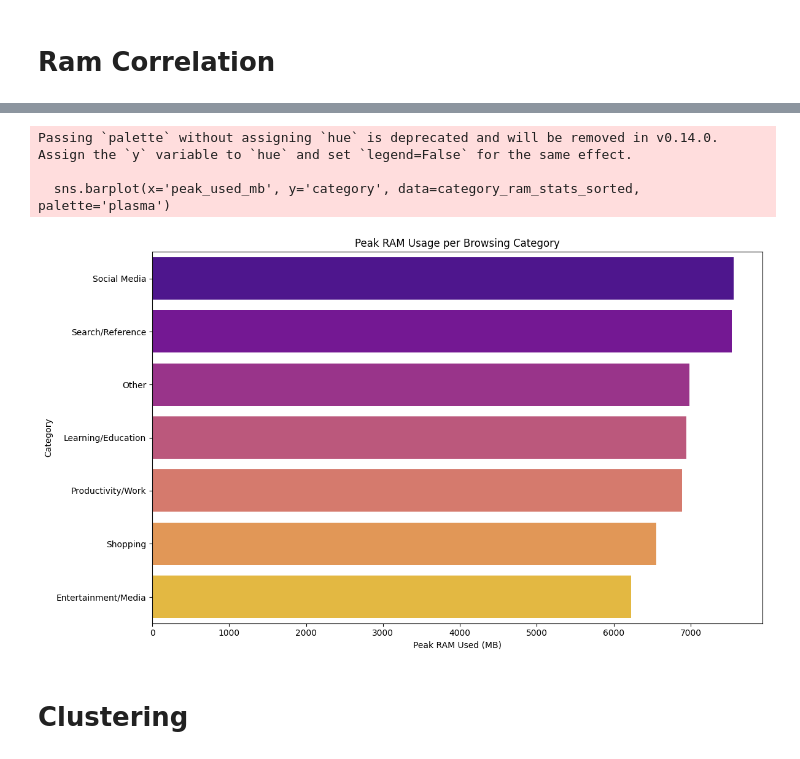
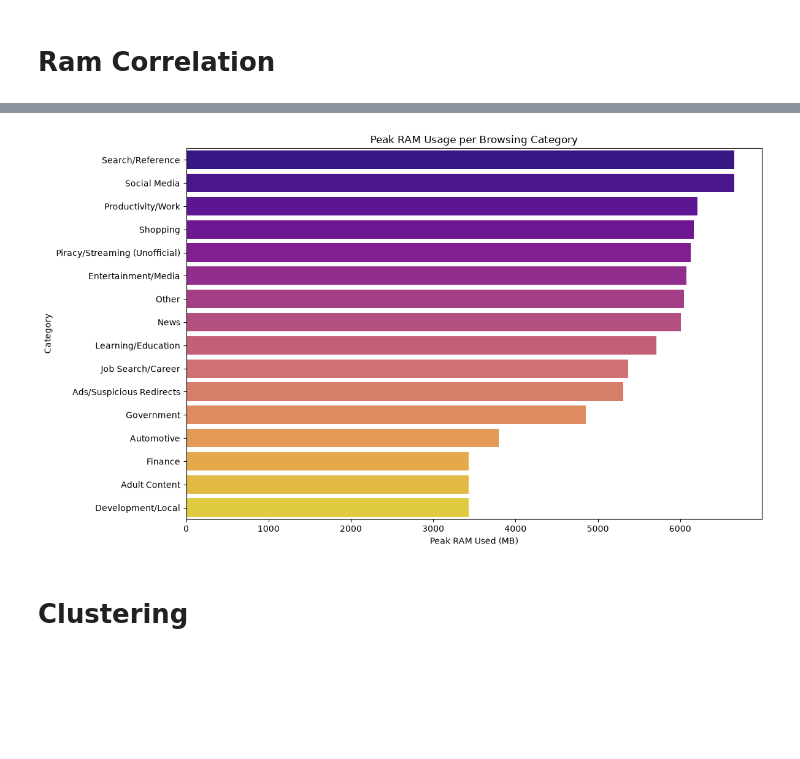
Before and after one commit to abishek-murugan/guvi-final, a Jupyter notebook: notebooks/guvi-final.ipynb, the cells around one changed output, grey strips where cells are left out. Saved outputs shown, nothing was run; the diff lists cells and outputs as text; code cells hidden in the pictures; blank space fills up the shorter version.

```diff
--- a/notebooks/guvi-final.ipynb
+++ b/notebooks/guvi-final.ipynb
@@ -117,8 +116,8 @@ if __name__ == "__main__":
 Chrome History file not found at the standard location.
 Please manually update the 'history_path' variable in the script.
 # %%
-chrome_data = pd.read_csv('browsing_history_last5days.csv')
-ram_data = pd.read_csv('ram_log_last5days.csv')
+chrome_data = pd.read_csv('/home/abishek/projects/guvi-final/data/raw/browsing_history_last5days.csv')
+ram_data = pd.read_csv('/home/abishek/projects/guvi-final/data/raw/ram_log_last5days.csv')
 # %%
 chrome_data.shape, ram_data.shape
 # %% [output]
@@ -243,0 +143,14 @@ History Extraction Completeness: 100.00% of records have complete URL, domain, c
+# %%
+# 1. Clean URL and extract domain, remove sensitive URL parts (query strings)
+def clean_and_extract_url_parts(url):
+    try:
+        parsed_url = urlsplit(url)
+        cleaned_url = urlsplit(url)._replace(query='', fragment='').geturl()
+        domain = parsed_url.netloc.replace('www.', '')
+        return cleaned_url, domain
+    except Exception:
+        # If parsing fails, return original URL and NaN for domain
+        return url, np.nan
+# %%
+# Apply the cleaning and domain extraction. pd.Series is used to assign multiple outputs to new columns.
+chrome_data[['url', 'domain']] = chrome_data['url'].apply(lambda x: pd.Series(clean_and_extract_url_parts(x)))
@@ -259,7 +889,7 @@ plt.show()
 # %%
 chrome_data = chrome_data.sort_values(by='timestamp').reset_index(drop=True)
 
-inactivity_threshold_seconds = 2.2 * 60
+inactivity_threshold_seconds = 15 * 60
 chrome_data['time_diff'] = chrome_data['timestamp'].diff().dt.total_seconds()
 chrome_data['new_session'] = (chrome_data['time_diff'] > inactivity_threshold_seconds) | (chrome_data['time_diff'].isna())
 
@@ -518,19 +1051,16 @@ Top 3 Memory-Heavy Categories (by Peak RAM Usage %):
 # %%
 # Sort categories by peak RAM usage for better visualization
 category_ram_stats_sorted = category_ram_stats.sort_values(by='peak_used_mb', ascending=False)
 
 plt.figure(figsize=(12, 7))
-sns.barplot(x='peak_used_mb', y='category', data=category_ram_stats_sorted, palette='plasma')
+sns.barplot(x='peak_used_mb', y='category', data=category_ram_stats_sorted, palette='plasma',hue='category')
 plt.title('Peak RAM Usage per Browsing Category')
 plt.xlabel('Peak RAM Used (MB)')
 plt.ylabel('Category')
 plt.tight_layout()
 plt.show()
 # %% [output]
-Passing `palette` without assigning `hue` is deprecated and will be removed in v0.14.0. Assign the `y` variable to `hue` and set `legend=False` for the same effect.
-
-  sns.barplot(x='peak_used_mb', y='category', data=category_ram_stats_sorted, palette='plasma')
-[figure, old version]
+[figure, new version]
 # %% [markdown]
 # Clustering
 # %%
```
Also changed, not shown: parts of 35 cells of this notebook, 45 other files.
